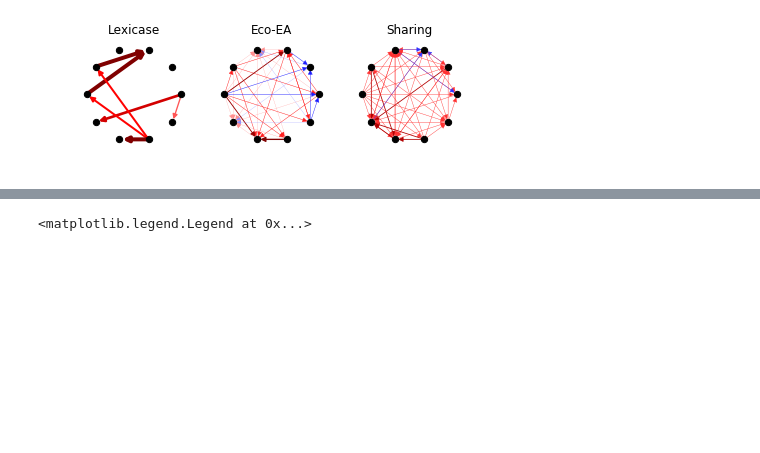
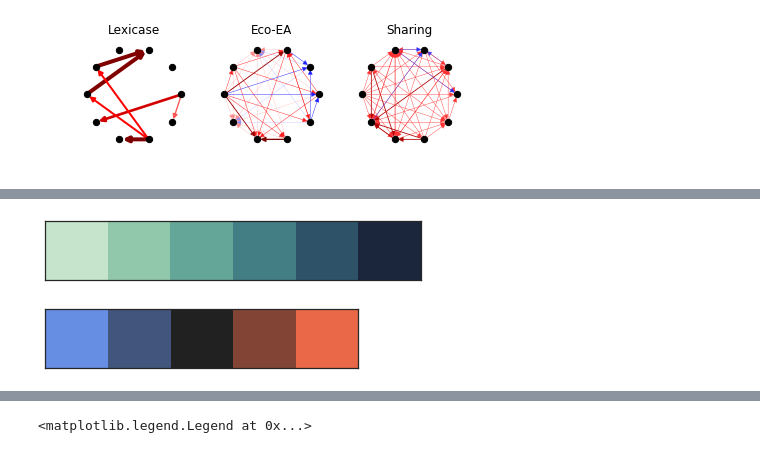
Before and after one commit to emilydolson/ecology_of_evolutionary_computation, a Jupyter notebook: Selection_Scheme_Communities.ipynb, the cells around one changed output, grey strips where cells are left out. Drawn from its saved outputs; the diff is of its cells as text; code cells hidden in the pictures; blank space fills up the shorter version.

```diff
--- a/Selection_Scheme_Communities.ipynb
+++ b/Selection_Scheme_Communities.ipynb
@@ -347,0 +330,8 @@ plt.savefig("figs/interaction_networks.png", dpi=300)
+# %%
+sns.palplot(sns.cubehelix_palette(rot=-.4))
+# %% [output]
+[figure, added]
+# %%
+sns.palplot(sns.diverging_palette(255, 20, l=60, n=5, center="dark"))
+# %% [output]
+[figure, added]
```
Also changed, not shown: parts of 8 cells of this notebook, 1 other file.
